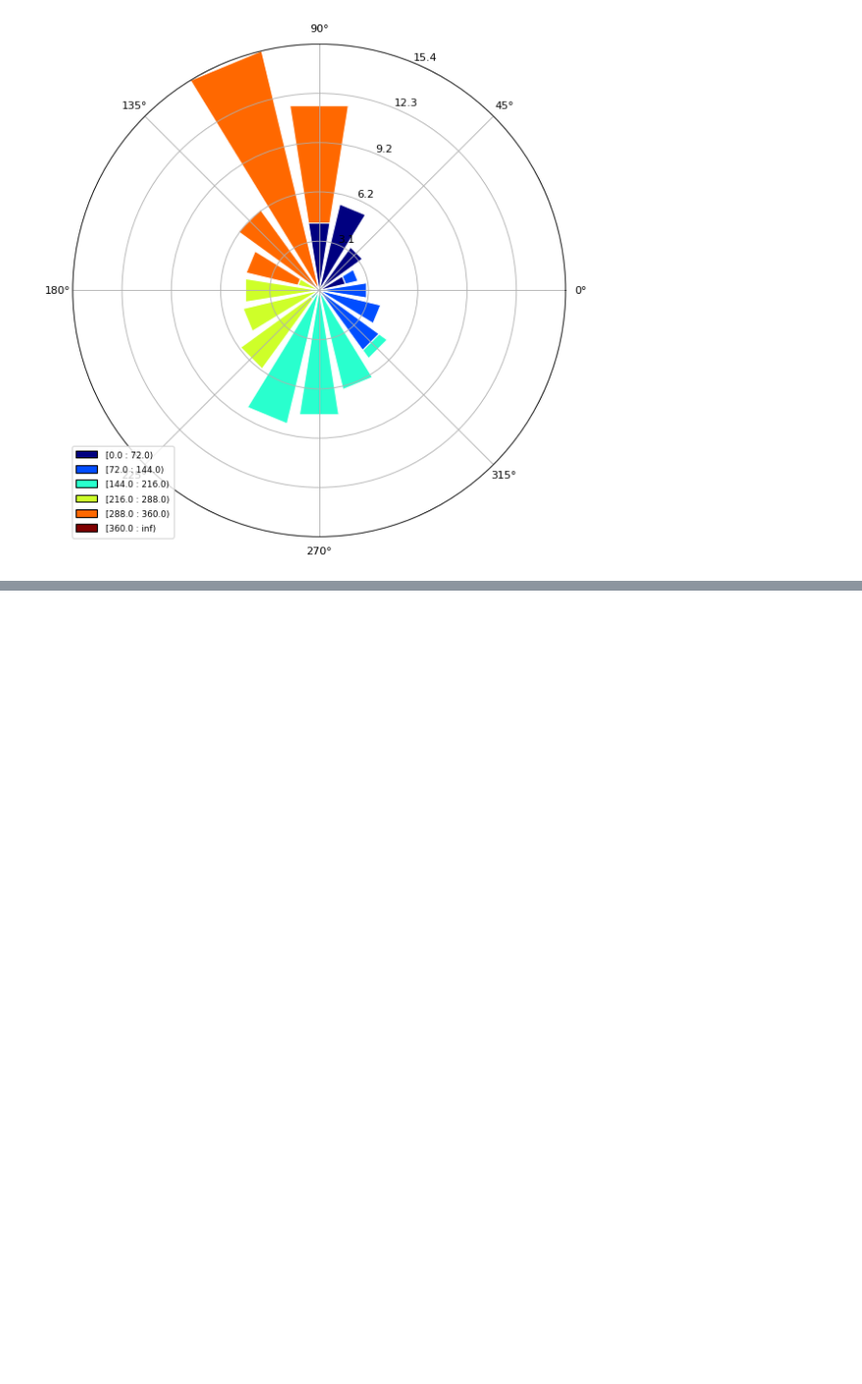
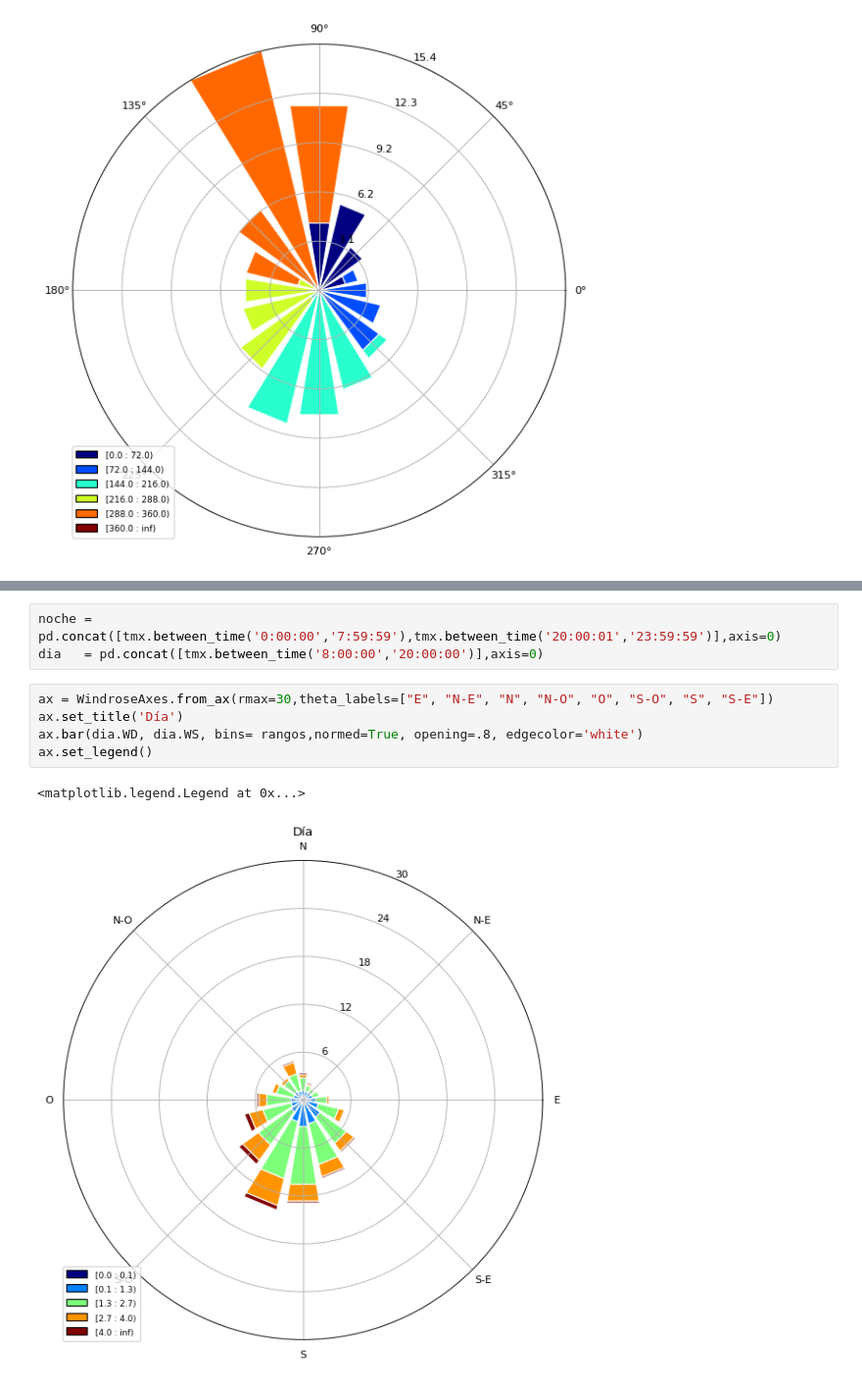
Before and after one commit to AltamarMx/mas20problemas, a Jupyter notebook: notebooks/04_RosaVientos.ipynb, the cells around one changed output, grey strips where cells are left out. Shown at 98% size. Drawn from its saved outputs; the diff is of its cells as text; blank space fills up the shorter version.

```diff
--- a/notebooks/04_RosaVientos.ipynb
+++ b/notebooks/04_RosaVientos.ipynb
@@ -58,0 +73,11 @@ ax.set_legend()
+# %%
+noche = pd.concat([tmx.between_time('0:00:00','7:59:59'),tmx.between_time('20:00:01','23:59:59')],axis=0)
+dia   = pd.concat([tmx.between_time('8:00:00','20:00:00')],axis=0)
+# %%
+ax = WindroseAxes.from_ax(rmax=30,theta_labels=["E", "N-E", "N", "N-O", "O", "S-O", "S", "S-E"])
+ax.set_title('Día')
+ax.bar(dia.WD, dia.WS, bins= rangos,normed=True, opening=.8, edgecolor='white')
+ax.set_legend()
+# %% [output]
+<matplotlib.legend.Legend at 0x...>
+[figure, added]
```
Also changed, not shown: parts of 7 cells of this notebook, 1 other file.
